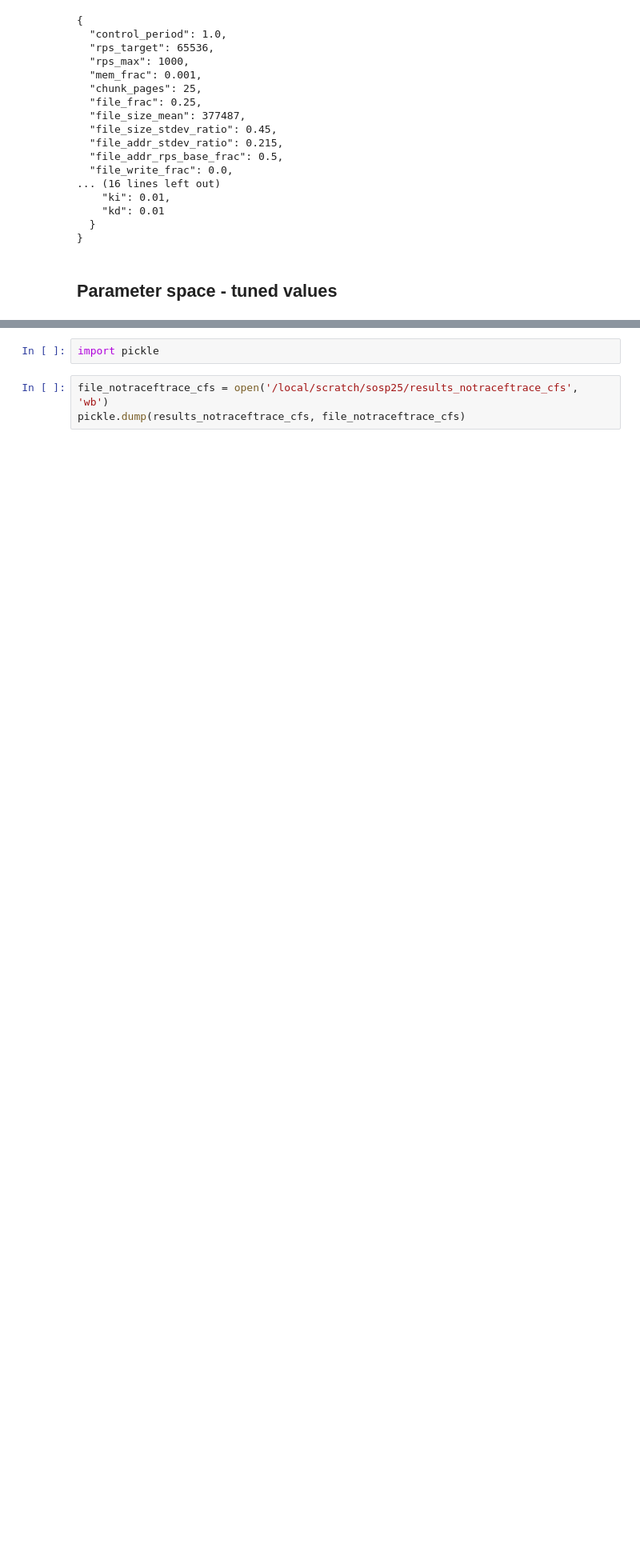
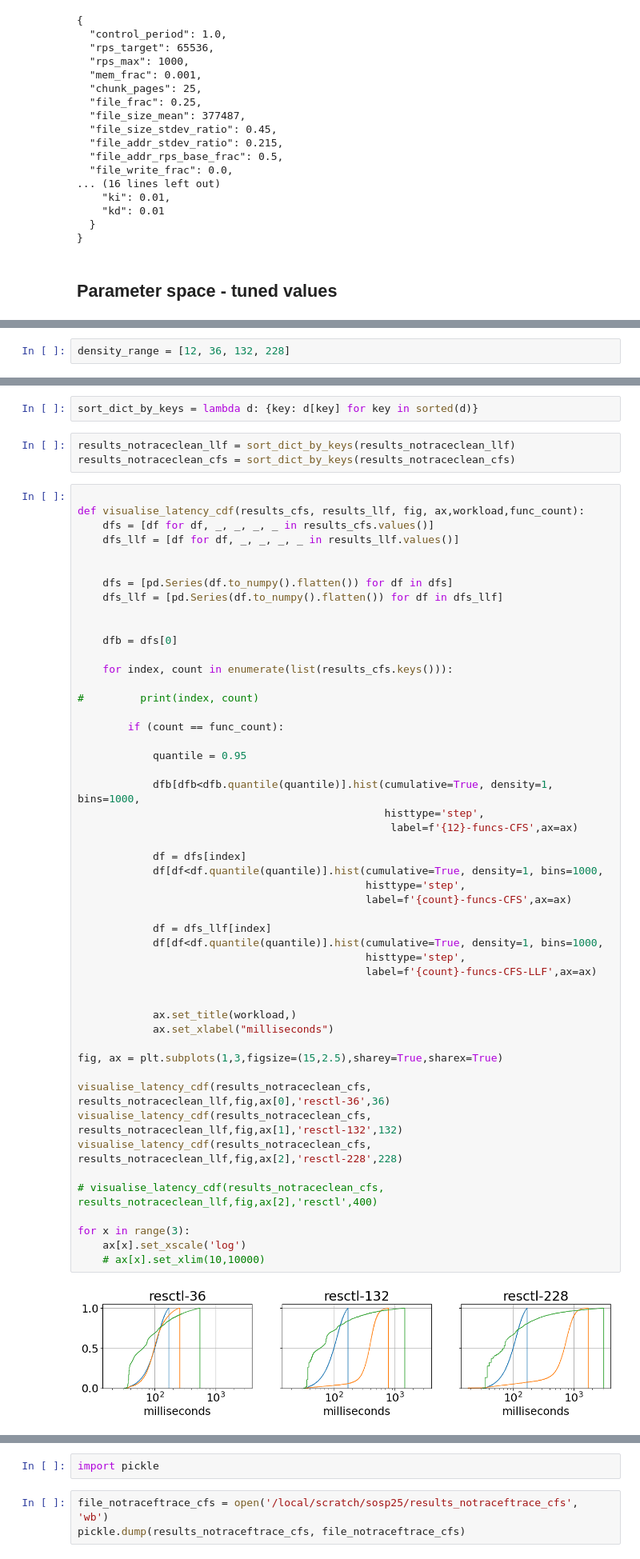
Before and after one commit to isstaif/CFS-LLF_main, a Jupyter notebook: notebooks/rd-hashd (fibo) experiments (compact).ipynb, the cells around one changed output, grey strips where cells are left out. Shown at 80% size. Saved outputs shown, nothing was run; the diff lists cells and outputs as text; blank space fills up the shorter version.

```diff
--- a/notebooks/rd-hashd (fibo) experiments (compact).ipynb
+++ b/notebooks/rd-hashd (fibo) experiments (compact).ipynb
@@ -605,0 +575,2 @@ rd_hashd_benchmark_args_workload(workload='none',functions=360)
+# %%
+density_range = [12, 36, 132, 228]
@@ -605,0 +717,57 @@ rd_hashd_benchmark_args_workload(workload='none',functions=360)
+# %%
+sort_dict_by_keys = lambda d: {key: d[key] for key in sorted(d)}
+# %%
+results_notraceclean_llf = sort_dict_by_keys(results_notraceclean_llf)
+results_notraceclean_cfs = sort_dict_by_keys(results_notraceclean_cfs)
+# %%
+
+def visualise_latency_cdf(results_cfs, results_llf, fig, ax,workload,func_count):
+    dfs = [df for df, _, _, _, _ in results_cfs.values()]
+    dfs_llf = [df for df, _, _, _, _ in results_llf.values()]
+
+
+    dfs = [pd.Series(df.to_numpy().flatten()) for df in dfs]
+    dfs_llf = [pd.Series(df.to_numpy().flatten()) for df in dfs_llf]
+
+
+    dfb = dfs[0]
+
+    for index, count in enumerate(list(results_cfs.keys())):
+
+#         print(index, count)
+
+        if (count == func_count):
+
+            quantile = 0.95
+
+            dfb[dfb<dfb.quantile(quantile)].hist(cumulative=True, density=1, bins=1000,
+                                                 histtype='step',
+                                                  label=f'{12}-funcs-CFS',ax=ax)
+
+            df = dfs[index]
+            df[df<df.quantile(quantile)].hist(cumulative=True, density=1, bins=1000,
+                                              histtype='step',
+                                              label=f'{count}-funcs-CFS',ax=ax)
+
+            df = dfs_llf[index]
+            df[df<df.quantile(quantile)].hist(cumulative=True, density=1, bins=1000,
+                                              histtype='step',
+                                              label=f'{count}-funcs-CFS-LLF',ax=ax)
+
+
+            ax.set_title(workload,)
+            ax.set_xlabel("milliseconds")
+
+fig, ax = plt.subplots(1,3,figsize=(15,2.5),sharey=True,sharex=True)
+
+visualise_latency_cdf(results_notraceclean_cfs, results_notraceclean_llf,fig,ax[0],'resctl-36',36)
+visualise_latency_cdf(results_notraceclean_cfs, results_notraceclean_llf,fig,ax[1],'resctl-132',132)
+visualise_latency_cdf(results_notraceclean_cfs, results_notraceclean_llf,fig,ax[2],'resctl-228',228)
+
+# visualise_latency_cdf(results_notraceclean_cfs, results_notraceclean_llf,fig,ax[2],'resctl',400)
+
+for x in range(3):
+    ax[x].set_xscale('log')
+    # ax[x].set_xlim(10,10000)
+# %% [output]
+[figure, new version]
```
Also changed, not shown: parts of 41 cells of this notebook.
